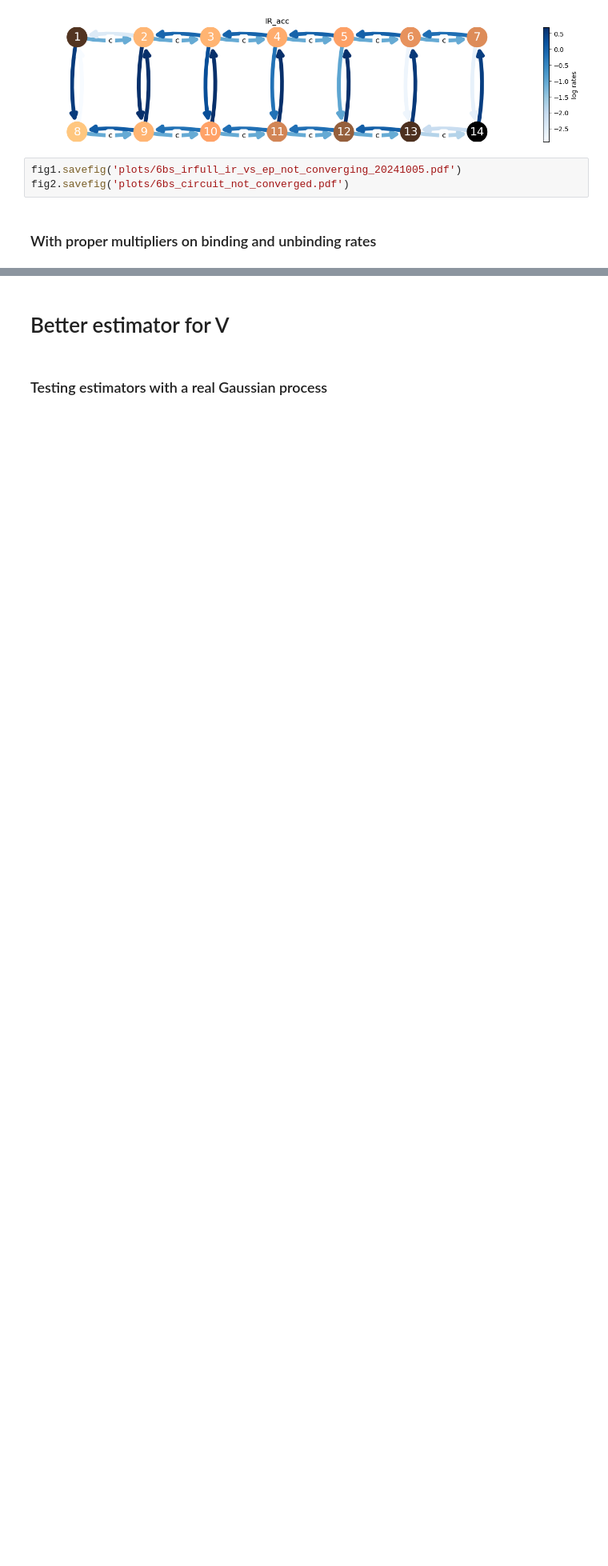
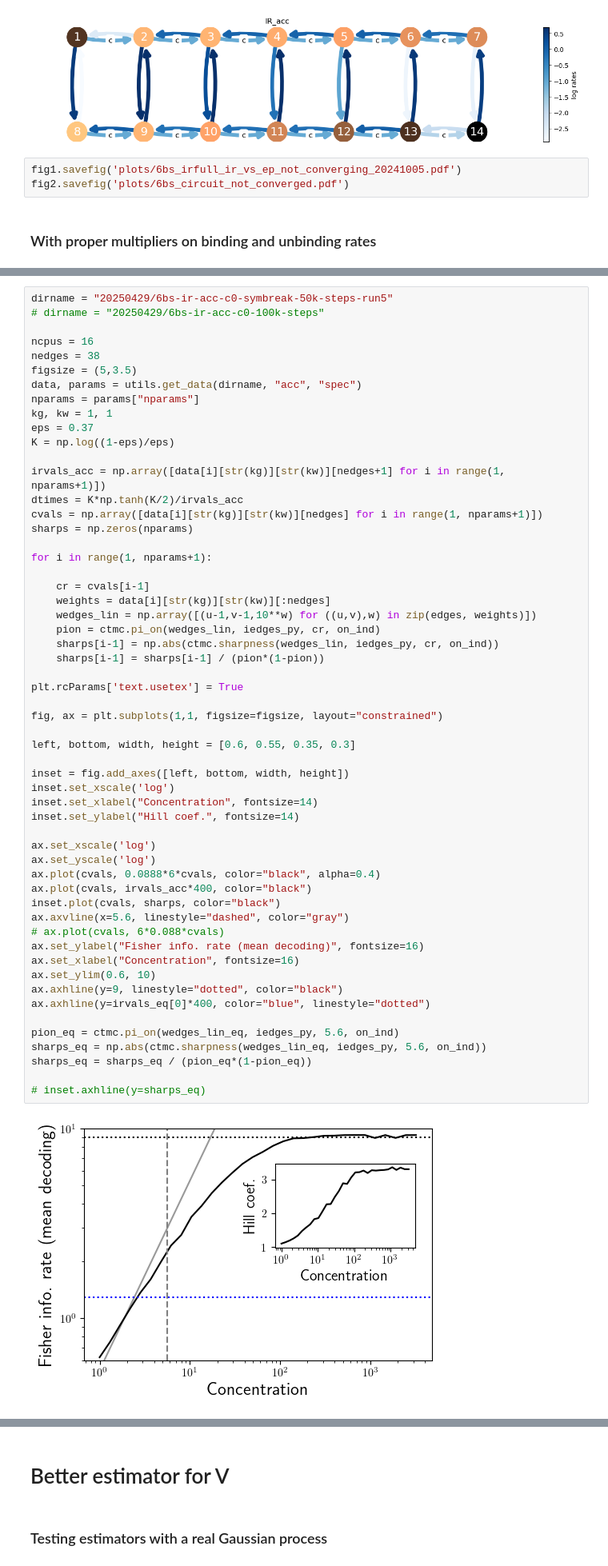
Before and after one commit to ta-rekt/LLROpt.jl, a Jupyter notebook: development.ipynb, the cells around one changed output, grey strips where cells are left out. Shown at 80% size. Saved outputs shown, nothing was run; the diff lists cells and outputs as text; blank space fills up the shorter version.

```diff
--- a/development.ipynb
+++ b/development.ipynb
@@ -3512,0 +3562,58 @@ fig2.savefig('plots/6bs_circuit_not_converged.pdf')
+# %%
+dirname = "20250429/6bs-ir-acc-c0-symbreak-50k-steps-run5"
+# dirname = "20250429/6bs-ir-acc-c0-100k-steps"
+
+ncpus = 16
+nedges = 38
+figsize = (5,3.5)
+data, params = utils.get_data(dirname, "acc", "spec")
+nparams = params["nparams"]
+kg, kw = 1, 1
+eps = 0.37
+K = np.log((1-eps)/eps)
+
+irvals_acc = np.array([data[i][str(kg)][str(kw)][nedges+1] for i in range(1, nparams+1)])
+dtimes = K*np.tanh(K/2)/irvals_acc
+cvals = np.array([data[i][str(kg)][str(kw)][nedges] for i in range(1, nparams+1)])
+sharps = np.zeros(nparams)
+
+for i in range(1, nparams+1):
+
+    cr = cvals[i-1]
+    weights = data[i][str(kg)][str(kw)][:nedges]
+    wedges_lin = np.array([(u-1,v-1,10**w) for ((u,v),w) in zip(edges, weights)])
+    pion = ctmc.pi_on(wedges_lin, iedges_py, cr, on_ind)
+    sharps[i-1] = np.abs(ctmc.sharpness(wedges_lin, iedges_py, cr, on_ind))
+    sharps[i-1] = sharps[i-1] / (pion*(1-pion))
+
+plt.rcParams['text.usetex'] = True
+
+fig, ax = plt.subplots(1,1, figsize=figsize, layout="constrained")
+
+left, bottom, width, height = [0.6, 0.55, 0.35, 0.3]
+
+inset = fig.add_axes([left, bottom, width, height])
+inset.set_xscale('log')
+inset.set_xlabel("Concentration", fontsize=14)
+inset.set_ylabel("Hill coef.", fontsize=14)
+
+ax.set_xscale('log')
+ax.set_yscale('log')
+ax.plot(cvals, 0.0888*6*cvals, color="black", alpha=0.4)
+ax.plot(cvals, irvals_acc*400, color="black")
+inset.plot(cvals, sharps, color="black")
+ax.axvline(x=5.6, linestyle="dashed", color="gray")
+# ax.plot(cvals, 6*0.088*cvals)
+ax.set_ylabel("Fisher info. rate (mean decoding)", fontsize=16)
+ax.set_xlabel("Concentration", fontsize=16)
+ax.set_ylim(0.6, 10)
+ax.axhline(y=9, linestyle="dotted", color="black")
+ax.axhline(y=irvals_eq[0]*400, color="blue", linestyle="dotted")
+
+pion_eq = ctmc.pi_on(wedges_lin_eq, iedges_py, 5.6, on_ind)
+sharps_eq = np.abs(ctmc.sharpness(wedges_lin_eq, iedges_py, 5.6, on_ind))
+sharps_eq = sharps_eq / (pion_eq*(1-pion_eq))
+
+# inset.axhline(y=sharps_eq)
+# %% [output]
+[figure, added]
```
Also changed, not shown: parts of 17 cells of this notebook, 31 other files.
